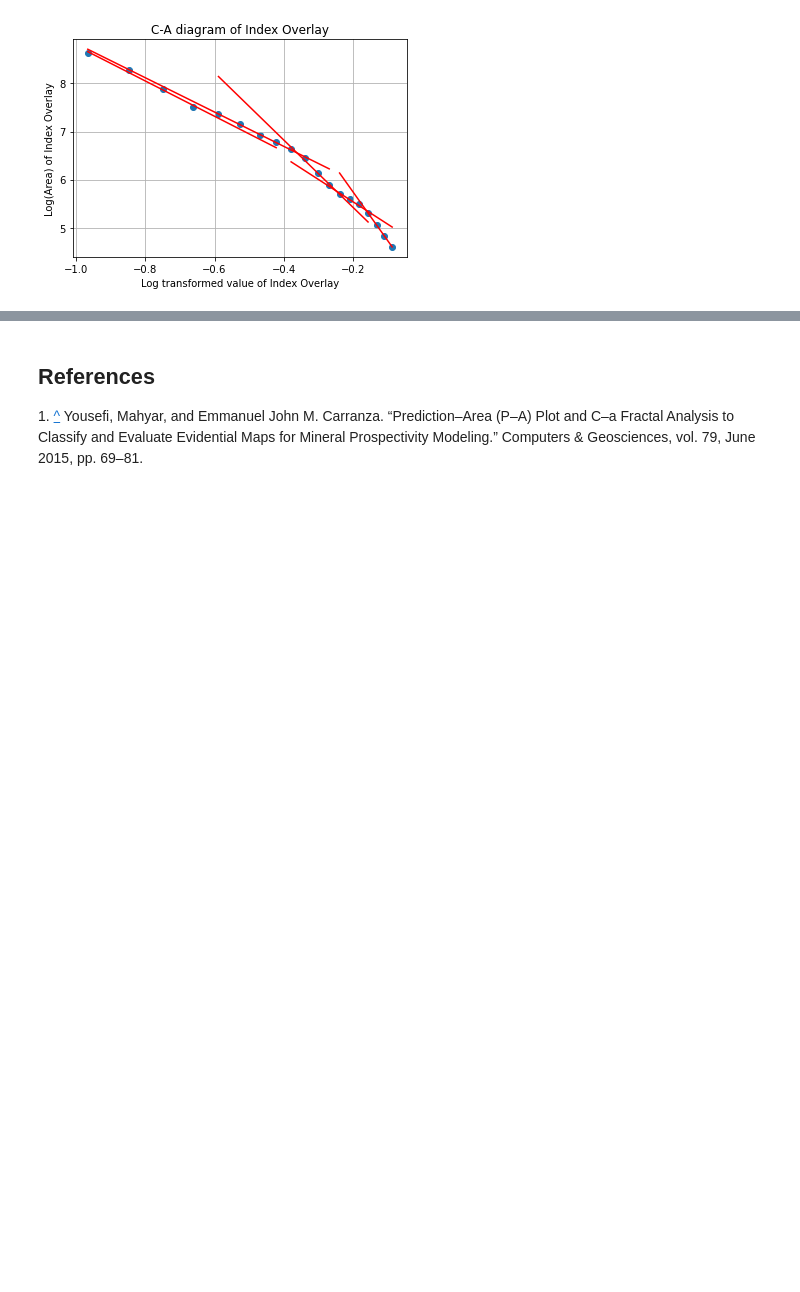
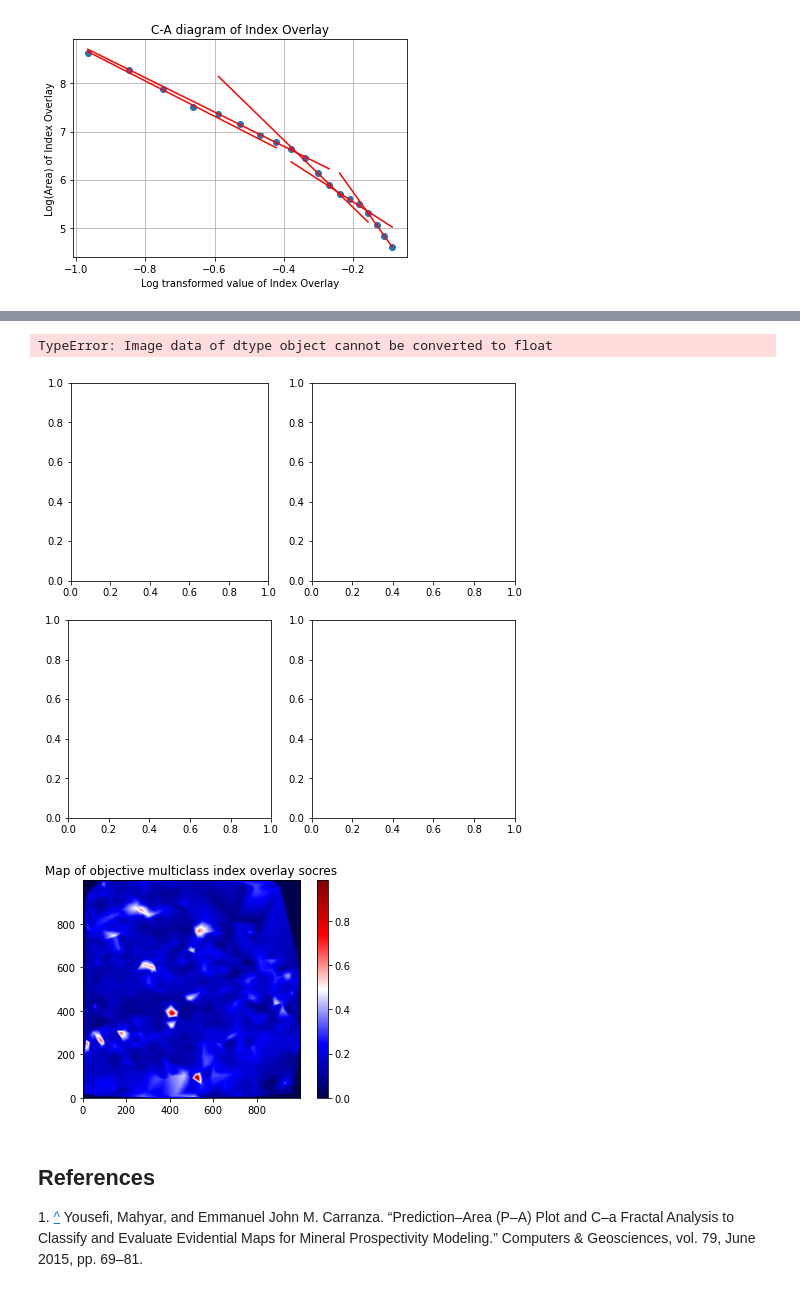
Before and after one commit to SupernovifieD/thesis-UT-2022, a Jupyter notebook: Thesis - Yasin Ghasemi - 2.0.1.ipynb, the cells around one changed output, grey strips where cells are left out. Drawn from its saved outputs; the diff is of its cells as text; code cells hidden in the pictures; blank space fills up the shorter version.

```diff
--- a/Thesis - Yasin Ghasemi - 2.0.1.ipynb
+++ b/Thesis - Yasin Ghasemi - 2.0.1.ipynb
@@ -864,15 +864,17 @@ In order to evaluate this model, this model goes through the exact same processe
 # %%
 def io_mapping(data):
 
+    fig, ax = plt.subplots()
     # fetching the data using the gridding function
     io_grid = gridding(data, 'X', 'Y', 'Index Overlay', input_interpol)[1]
 
     # mapping
-    plt.imshow(io_grid, origin='lower',cmap=plt.get_cmap('seismic'))
-    cbar = plt.colorbar()
-    plt.gcf().set_size_inches(7, 7)
-    plt.title("Map of objective multiclass index overlay socres")
-    plt.show()
+    plot = ax.imshow(io_grid, origin='lower',cmap=plt.get_cmap('seismic'))
+    cbar = fig.colorbar(plot, ax=ax)
+    #ax.gcf().set_size_inches(8, 8)
+    ax.set_title("Map of objective multiclass index overlay socres")
+    #plt.show()
+    return ax
 # %%
 io_mapping(io_data)
 # %% [output]
@@ -1015,3 +1088,28 @@ discrete_mapping_iterated_modified(raw_data=io_data,lines=new_lines_from_ca)
+# %%
+def model_evaluation():
+
+    fig, axes = plt.subplots(nrows=2, ncols=2, figsize=[8,8])
+
+    # plot 1 => geochemical map
+    plot1 = axes[0 , 0].imshow(io_mapping(io_data))
+
+    # plot 2 => fractal concentration-area model
+    plot2 = axes[0 , 1].imshow(ca_modified(io_data, input_elements))
+
+    # plot 3 => discritized map
+    plot3 = axes[1 , 0].imshow(discrete_mapping_modified_new(io_data , plot2))
+
+    # plot 4 => prediction-area diagram
+    plot4 = axes[1 , 1].imshow(pa_diagram_modified (io_data,'Index Overlay', plot2))
+
+    plt.suptitle("Model evaluation")
+    plt.show()
+# %%
+model_evaluation()
+# %% [output]
+TypeError: Image data of dtype object cannot be converted to float
+[figure, added]
+[figure, added]
 # %% [markdown]
 ## References <a name="refer"></a>
 
```
Also changed, not shown: parts of 8 cells of this notebook.
